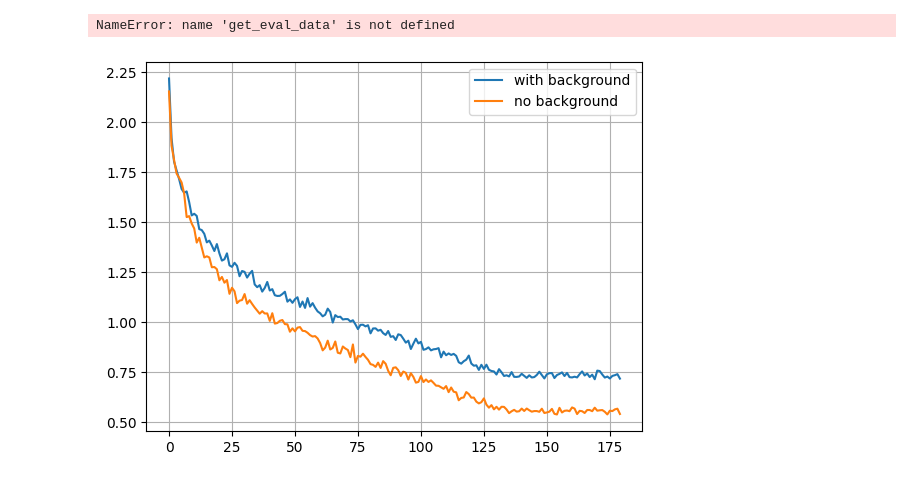
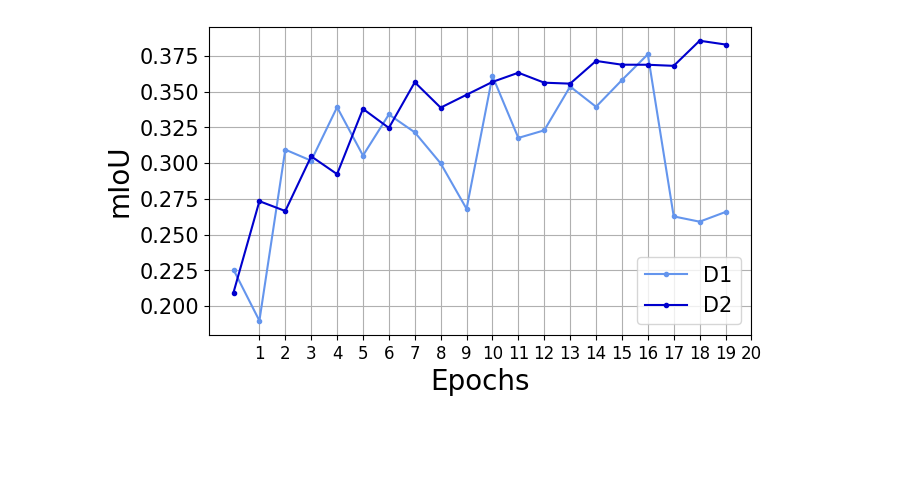
Before and after one commit to theElandor/CVCS, a Jupyter notebook: source/scripts/lab_plotting.ipynb, the cells around one changed output. Drawn from its saved outputs; the diff is of its cells as text; code cells hidden in the pictures; blank space fills up the shorter version.

```diff
--- a/source/scripts/lab_plotting.ipynb
+++ b/source/scripts/lab_plotting.ipynb
@@ -9,8 +9,3 @@ def get_eval_data(checkpoint):
 	metrics = checkpoint['conf_flat']
 	data = [utils.print_metrics(m.compute()) for m in metrics]
 	return data
-# %%
-t8_data = get_eval_data(B)
-t9_data = get_eval_data(NB)
-# %% [output]
-NameError: name 'get_eval_data' is not defined
@@ -17,27 +17,22 @@ NameError: name 'get_eval_data' is not defined
 # %%
 mIoU_t8 = [x['mIoU'] for x in t8_data]
 mIoU_t9 = [x['mIoU'] for x in t9_data]
-plt.subplots(figsize=(6, 4))
+plt.subplots(figsize=(7, 4))
 plt.grid()
-plt.plot(mIoU_t9, marker='.', label='mIoU on reduced dataset')
-plt.plot(mIoU_t8, marker='.', label='mIoU on full dataset')
+colors = ['cornflowerblue', 'mediumblue']
+plt.plot(mIoU_t8, marker='.', label='D1', color=colors[0])
+plt.plot(mIoU_t9[:20], marker='.', label='D2', color=colors[1])
 plt.xticks(range(1,21))
 plt.xlabel('epochs')
 plt.ylabel('mIoU')
-plt.legend(loc='lower right')
+plt.yticks(fontsize=15)
+plt.xticks(fontsize=12)
+plt.xlabel("Epochs", fontsize=20)
+plt.ylabel("mIoU", fontsize=20)
+plt.legend(loc='lower right', prop={'size': 15})
 plt.show()
+# %% [output]
+[figure, added]
 # %%
 def get_means(data, group):
     return [np.mean(data[i:i+group]) for i in range(0, len(data), group)]
-# %%
-TL_B = torch.load(B)['training_loss_values']
-TL_NB = torch.load(NB)['training_loss_values']
-chunk = 100
-cut = 180
-plt.plot(get_means(TL_B, chunk)[:cut], label='with background')
-plt.plot(get_means(TL_NB, chunk)[:cut], label='no background')
-plt.grid()
-plt.legend(loc='upper right')
-plt.show()
-# %% [output]
-[figure, removed]
```
Also changed, not shown: parts of 10 cells of this notebook, 1 other file.
